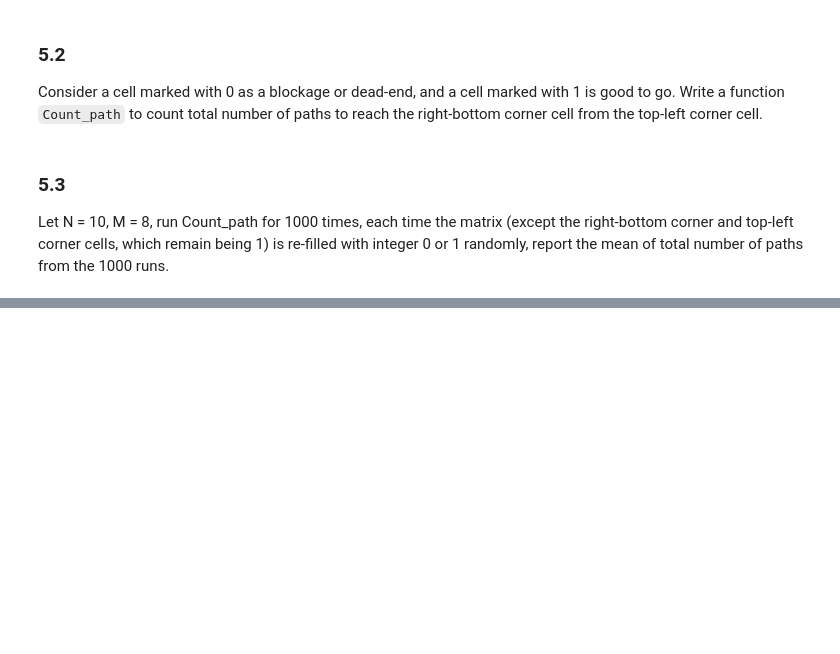
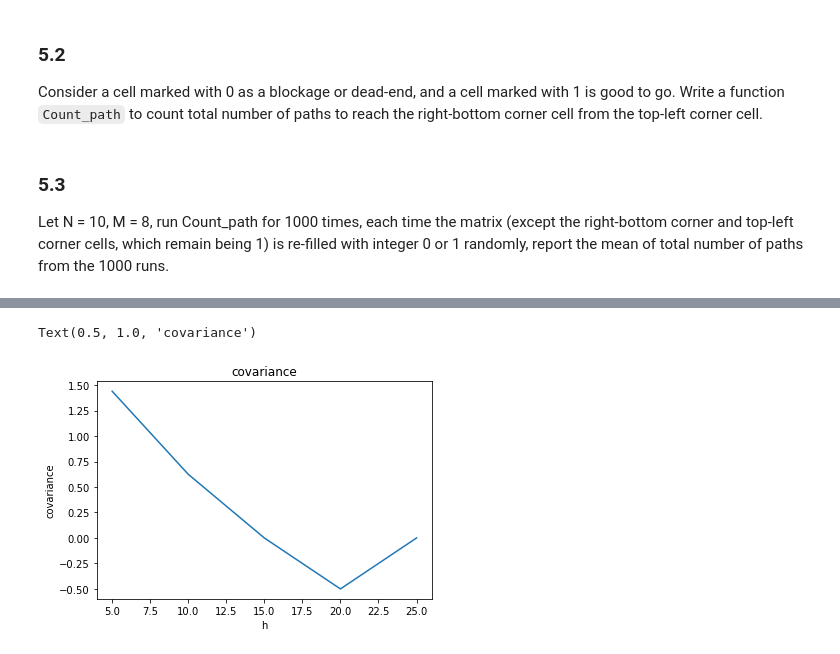
Before and after one commit to Momoc2/ESE5032_Assignment_12232267, a Jupyter notebook: PS1.ipynb, the cells around one changed output, grey strips where cells are left out. Cells and saved outputs as stored; diff of their text form; code cells hidden in the pictures; blank space fills up the shorter version.

```diff
--- a/PS1.ipynb
+++ b/PS1.ipynb
@@ -180,0 +234,17 @@ Let N = 10, M = 8, run Count_path for 1000 times, each time the matrix (except t
+# %%
+def all(V,h):
+    n =len(V)-h
+    print(n)
+    v_i, v_j =vi_j(V,h)
+    # print(v_i,'\n',v_j)
+    m_i =m(v_i,n)
+    m_j =m(v_j,n)
+    # print(m_j)
+    sigma_i =sigma(v_i,n)
+    sigma_j =sigma(v_j,n)
+    # print(sigma_j)
+    cov =c(v_i,v_j,m_i,m_j,n)
+    cor =rho(cov,sigma_i,sigma_j)
+    # print(cor)
+    vars =var(v_i,v_j,n)
+    return [m_i,m_j,sigma_i,sigma_j,cov,cor,vars]
@@ -180,0 +294,8 @@ Let N = 10, M = 8, run Count_path for 1000 times, each time the matrix (except t
+# %%
+plt.plot(h,covarian)
+plt.xlabel('h')
+plt.ylabel('covariance')
+plt.title('covariance')
+# %% [output]
+Text(0.5, 1.0, 'covariance')
+[figure, added]
```
Also changed, not shown: parts of 25 cells of this notebook.
